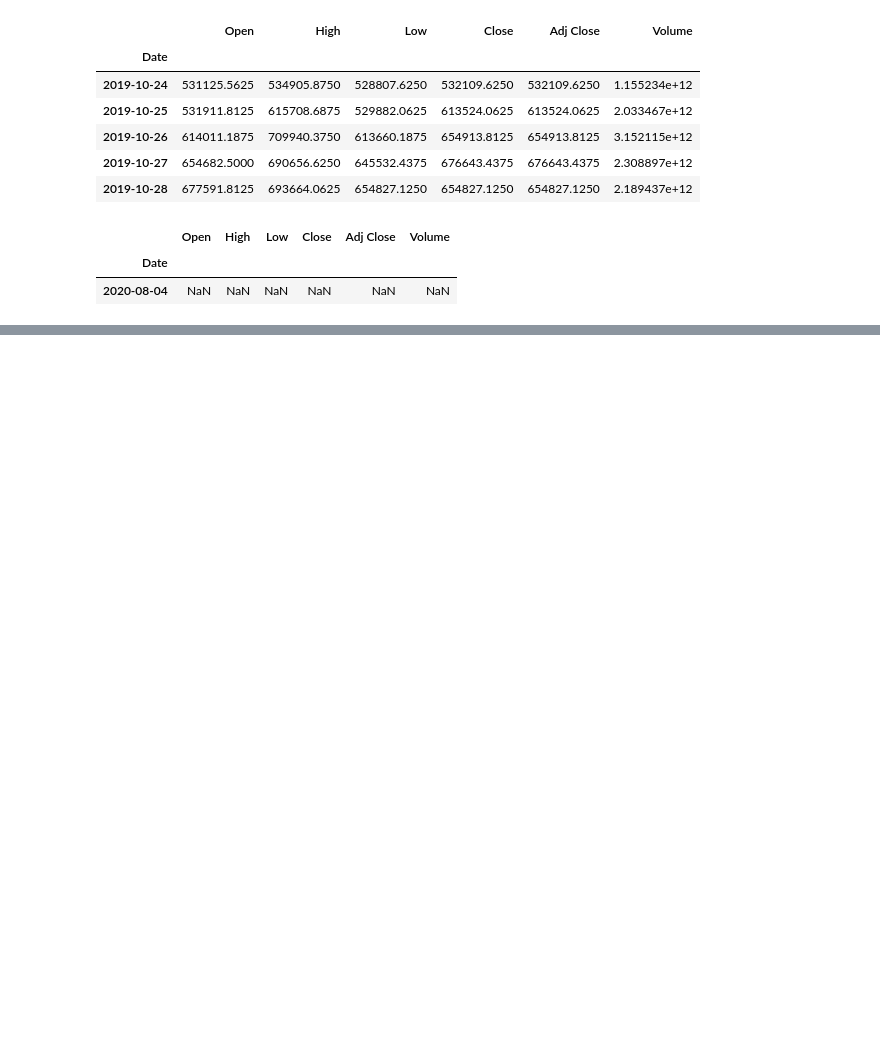
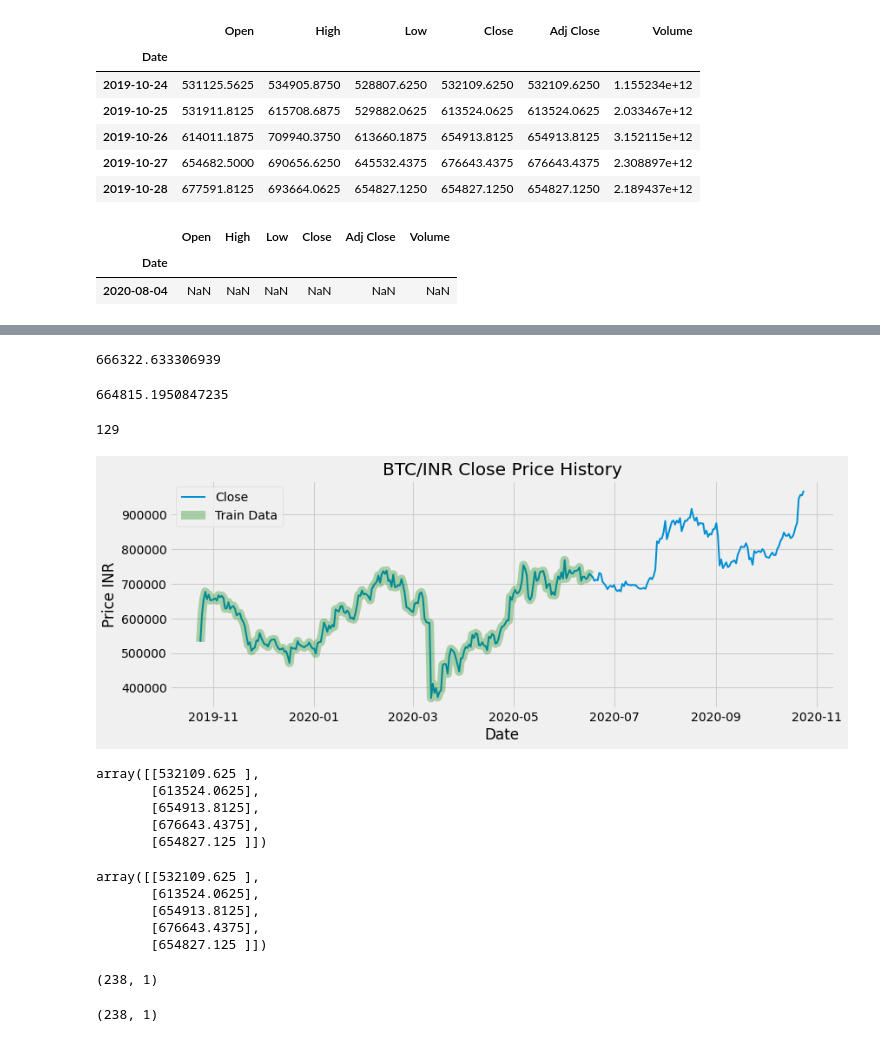
Before and after one commit to Xalt8/Crypto, a Jupyter notebook: lstm.ipynb, the cells around one changed output, grey strips where cells are left out. Drawn from its saved outputs; the diff is of its cells as text; code cells hidden in the pictures; blank space fills up the shorter version.

Commit message:
changes to lstm

```diff
--- a/lstm.ipynb
+++ b/lstm.ipynb
@@ -42,0 +68,9 @@ df = df.interpolate()
+# %%
+# LSTMs are sensitive to scale of data
+scaler = MinMaxScaler(feature_range=(0,1)) # The values we need to scale is between 0 and 1
+df1 = scaler.fit_transform(np.array(df1).reshape(-1,1))
+# %%
+# Splitting data into train-test split
+training_size = int(len(df1)*0.65)
+test_size = len(df1)-training_size
+train_data, test_data = df1[0:training_size,:], df1[training_size:len(df1),:1]
@@ -42,0 +155,45 @@ df = df.interpolate()
+# %%
+import math
+from sklearn.metrics import mean_squared_error
+math.sqrt(mean_squared_error(y_train, train_predict))
+# %% [output]
+666322.633306939
+# %%
+math.sqrt(mean_squared_error(y_test, test_predict))
+# %% [output]
+664815.1950847235
+# %%
+len(test_data)
+# %% [output]
+129
+# %%
+plt.figure(figsize=(12.2, 4.5))
+plt.plot(df.index, scaler.inverse_transform(df1), label='Close', alpha=1, linewidth=2)
+plt.plot(df.index[0:len(scaler.inverse_transform(train_data))], scaler.inverse_transform(train_data), label='Train Data', alpha=0.3, color='green', linewidth=10)
+plt.title('BTC/INR Close Price History')
+plt.xlabel('Date')
+plt.ylabel('Price INR')
+plt.legend(loc='upper left')
+plt.show()
+# %% [output]
+[figure, added]
+# %%
+scaler.inverse_transform(train_data)[0:5]
+# %% [output]
+array([[532109.625 ],
+       [613524.0625],
+       [654913.8125],
+       [676643.4375],
+       [654827.125 ]])
+# %%
+scaler.inverse_transform(df1)[0:5]
+# %% [output]
+array([[532109.625 ],
+       [613524.0625],
+       [654913.8125],
+       [676643.4375],
+       [654827.125 ]])
+# %%
+ddd.shape
+# %% [output]
+(238, 1)
@@ -42,0 +202,4 @@ df = df.interpolate()
+# %%
+fg.shape
+# %% [output]
+(238, 1)
```
Also changed, not shown: parts of 19 cells of this notebook.
